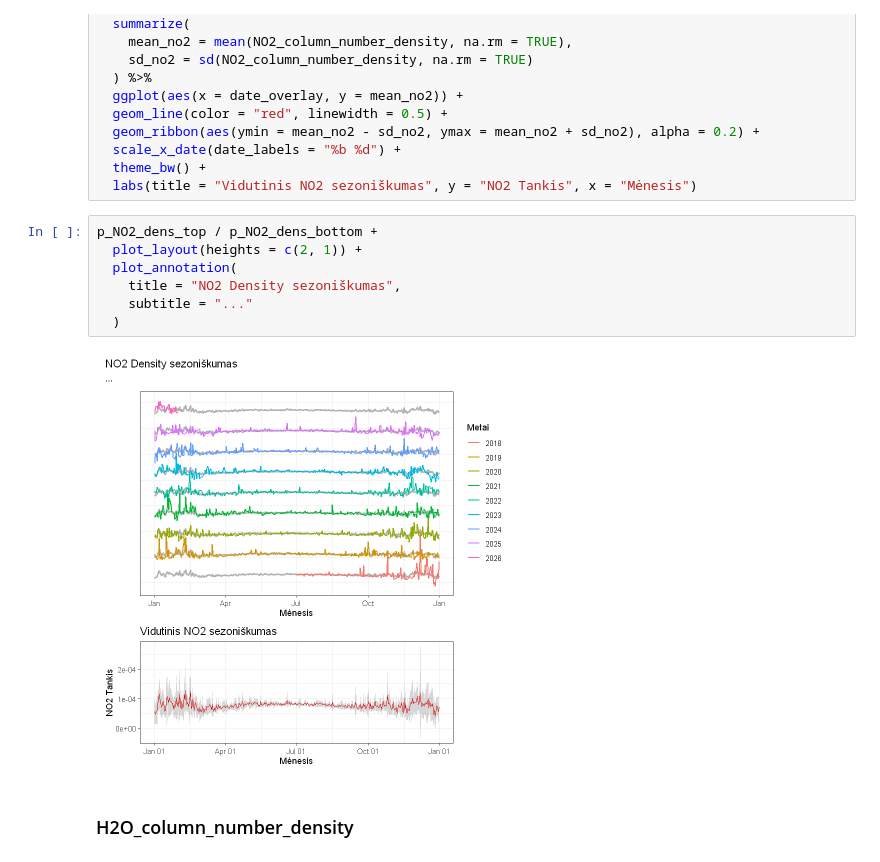
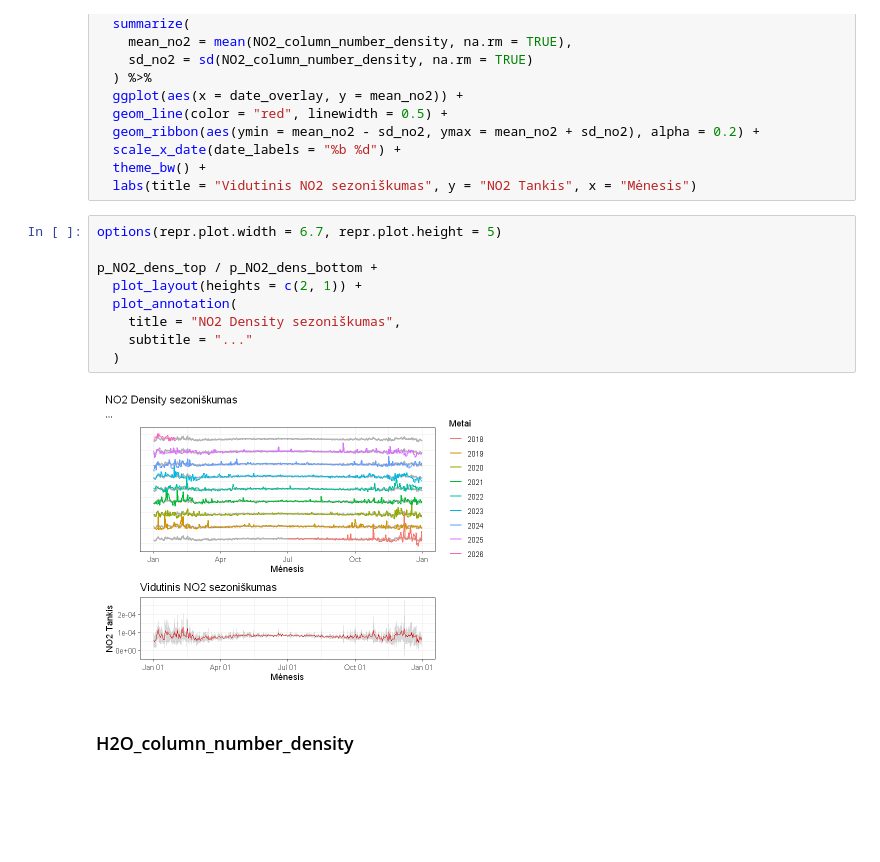
Before and after one commit to rugcer04/Duomenu_mokslo_projektas, a Jupyter notebook: code/R/EDA/Tendency_and_seasonality.ipynb, the cells around one changed output. Cells and saved outputs as stored; diff of their text form; blank space fills up the shorter version.

```diff
--- a/code/R/EDA/Tendency_and_seasonality.ipynb
+++ b/code/R/EDA/Tendency_and_seasonality.ipynb
@@ -142,14 +129,16 @@ p_NO2_dens_bottom <- data %>%
   theme_bw() +
   labs(title = "Vidutinis NO2 sezoniškumas", y = "NO2 Tankis", x = "Mėnesis")
 # %%
+options(repr.plot.width = 6.7, repr.plot.height = 5)
+
 p_NO2_dens_top / p_NO2_dens_bottom +
   plot_layout(heights = c(2, 1)) +
   plot_annotation(
     title = "NO2 Density sezoniškumas",
     subtitle = "..."
   )
 # %% [output]
-[figure, old version]
+[figure, new version]
 # %% [markdown]
 ### H2O_column_number_density
 # %%
```
Also changed, not shown: parts of 24 cells of this notebook.
